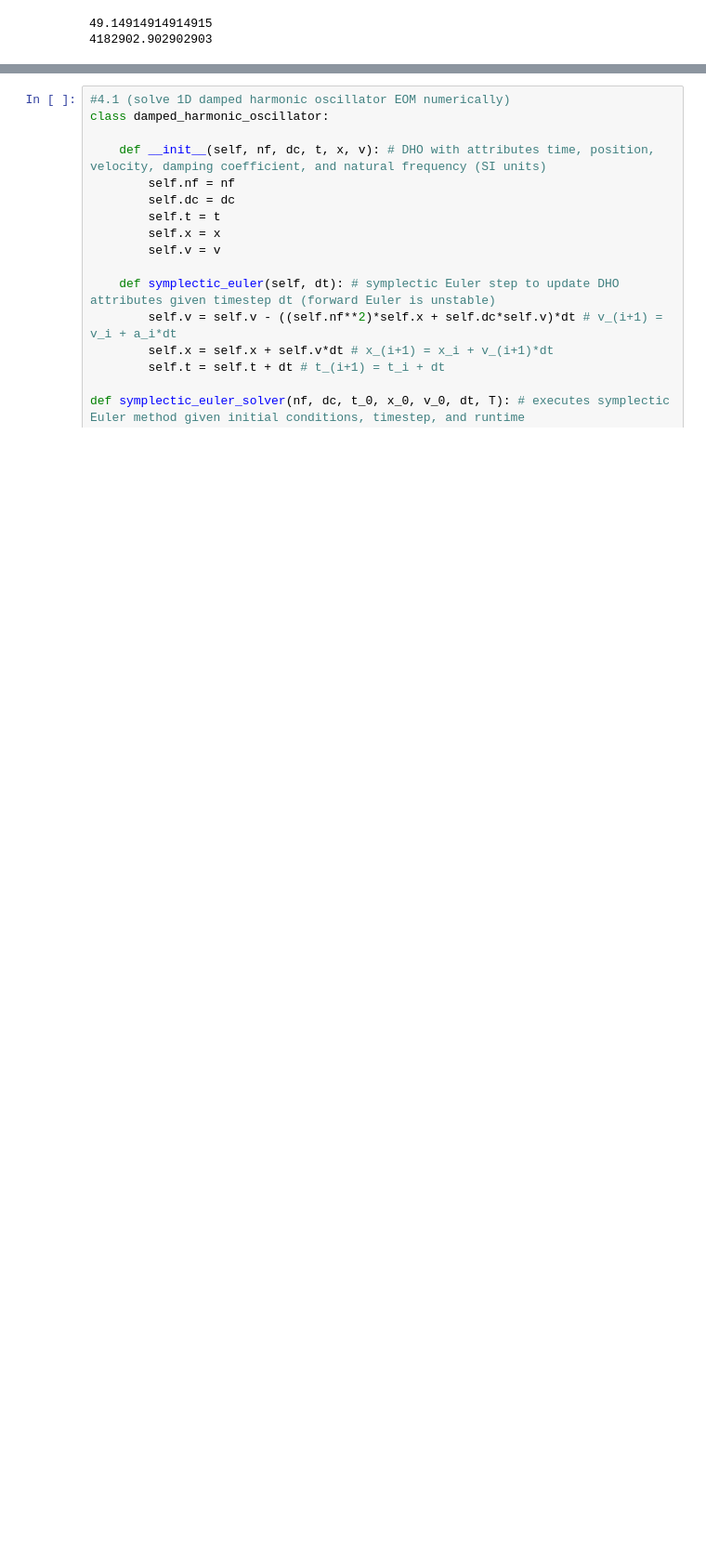
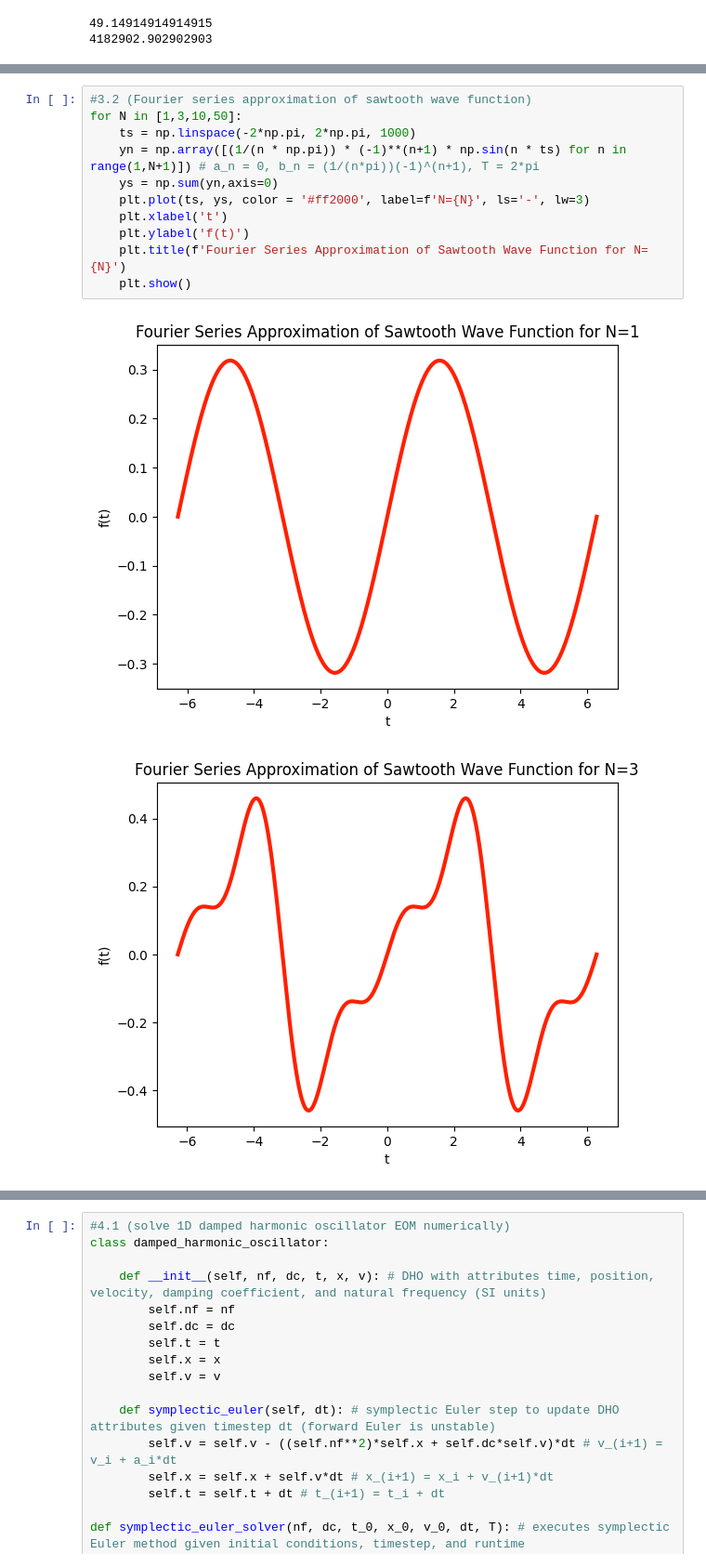
Before and after one commit to JacobGraham6489/physics-7321, a Jupyter notebook: Homeworks/HW2 Jacob Graham.ipynb, the cells around one changed output, grey strips where cells are left out. Shown at 93% size. Drawn from its saved outputs; the diff is of its cells as text; blank space fills up the shorter version.

```diff
--- a/Homeworks/HW2 Jacob Graham.ipynb
+++ b/Homeworks/HW2 Jacob Graham.ipynb
@@ -149,0 +166,14 @@ print(compare(t_0, m_0, y_0, v_0, dt = 0.01))
+# %%
+#3.2 (Fourier series approximation of sawtooth wave function)
+for N in [1,3,10,50]:
+    ts = np.linspace(-2*np.pi, 2*np.pi, 1000)
+    yn = np.array([(1/(n * np.pi)) * (-1)**(n+1) * np.sin(n * ts) for n in range(1,N+1)]) # a_n = 0, b_n = (1/(n*pi))(-1)^(n+1), T = 2*pi
+    ys = np.sum(yn,axis=0)
+    plt.plot(ts, ys, color = '#ff2000', label=f'N={N}', ls='-', lw=3)
+    plt.xlabel('t')
+    plt.ylabel('f(t)')
+    plt.title(f'Fourier Series Approximation of Sawtooth Wave Function for N={N}')
+    plt.show()
+# %% [output]
+[figure, added]
+[figure, added]
```
Also changed, not shown: parts of 6 cells of this notebook.
